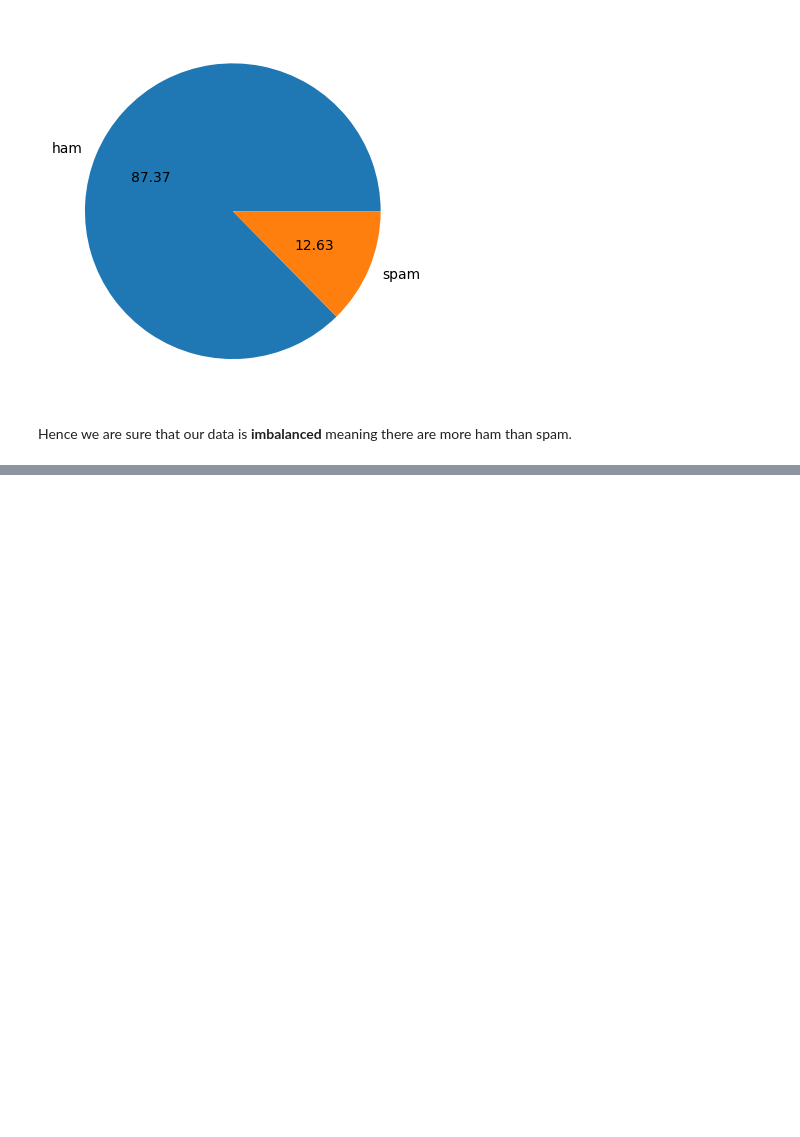
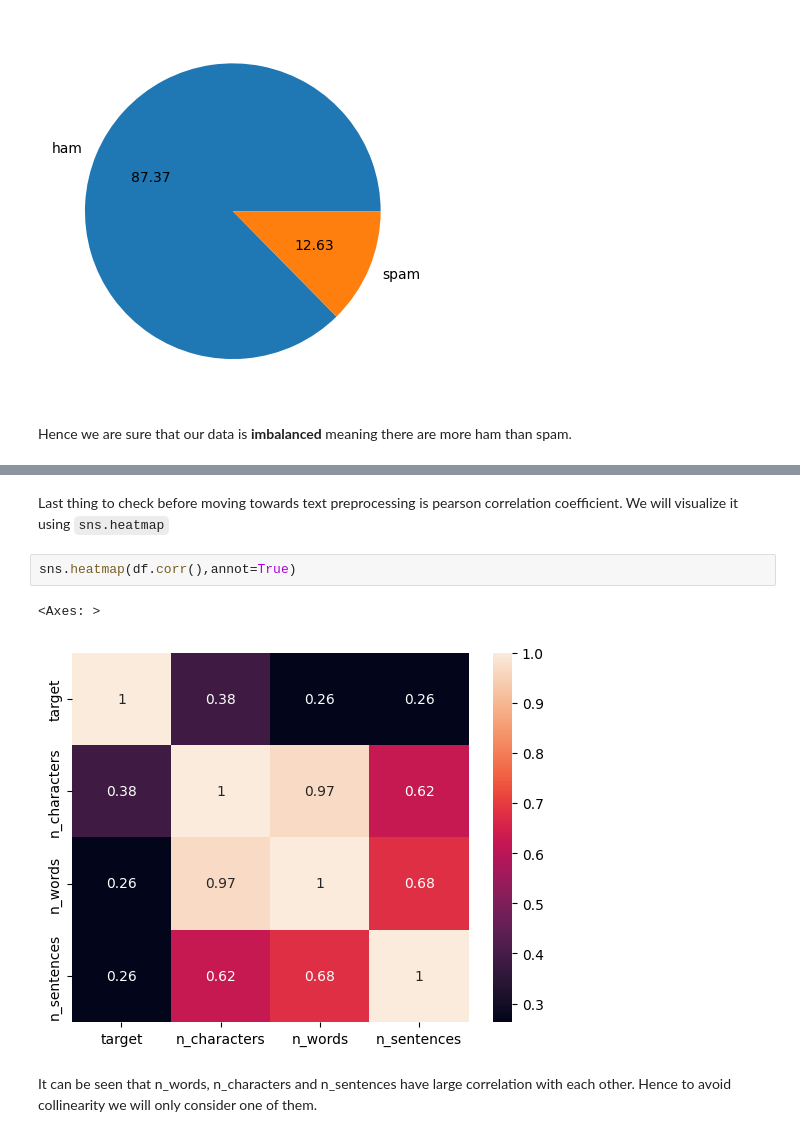
Before and after one commit to M-Awwab-Khan/spam-sms-classifier, a Jupyter notebook: sms_spam_classifier.ipynb, the cells around one changed output, grey strips where cells are left out. Cells and saved outputs as stored; diff of their text form; blank space fills up the shorter version.

```diff
--- a/sms_spam_classifier.ipynb
+++ b/sms_spam_classifier.ipynb
@@ -142,0 +252,9 @@ Hence we are sure that our data is **imbalanced** meaning there are more ham tha
+# %% [markdown]
+Last thing to check before moving towards text preprocessing is pearson correlation coefficient. We will visualize it using `sns.heatmap`
+# %%
+sns.heatmap(df.corr(),annot=True)
+# %% [output]
+<Axes: >
+[figure, added]
+# %% [markdown]
+It can be seen that n_words, n_characters and n_sentences have large correlation with each other. Hence to avoid collinearity we will only consider one of them.
```
Also changed, not shown: parts of 21 cells of this notebook.
